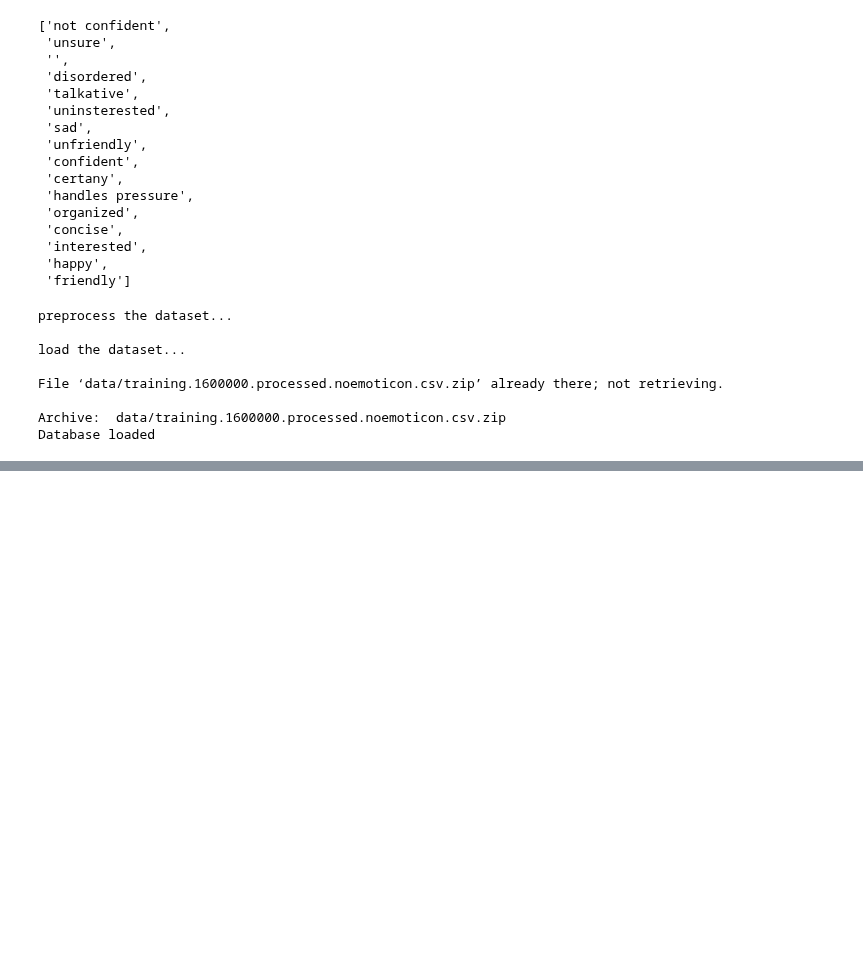
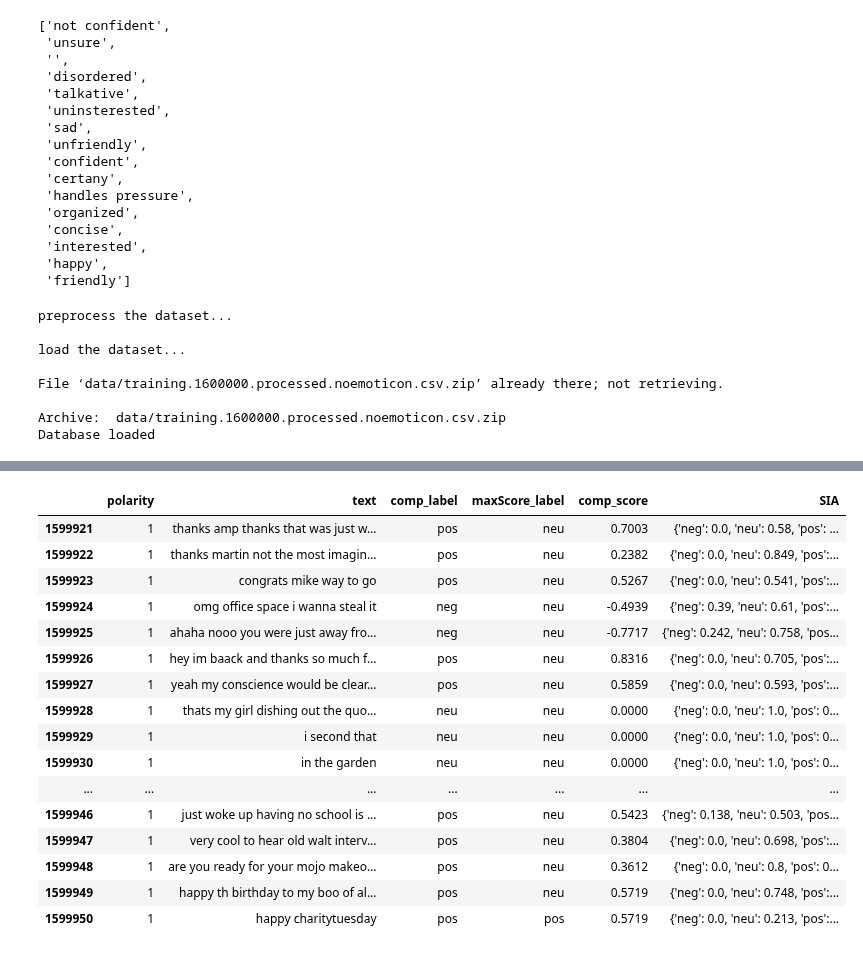
Before and after one commit to aascode/sentiment-analysis-2, a Jupyter notebook: sentiment_analysis_preprocessing_multiclass.ipynb, the cells around one changed output, grey strips where cells are left out. Cells and saved outputs as stored; diff of their text form; code cells hidden in the pictures; blank space fills up the shorter version.

```diff
--- a/sentiment_analysis_preprocessing_multiclass.ipynb
+++ b/sentiment_analysis_preprocessing_multiclass.ipynb
@@ -186,33 +239,43 @@ def preprocess_dataset(PATH_FILE, index_col=None):
                      names=['polarity', 'id', 'date', 'query', 'user', 'text'],
                      encoding='latin-1') # if utf-8: UnicodeDecodeError: 'utf-8' codec can't decode bytes in position 232719-232720: invalid continuation byte
 
-    unclean_df.polarity = unclean_df.polarity.replace({0: 0, 4: 1}) # replace polarity
-    unclean_df = unclean_df.drop(columns=['id', 'date', 'query', 'user']) # dropping unneeded columns
+    # replace polarity
+    unclean_df.polarity = unclean_df.polarity.replace({0: 0, 4: 1})
 
-    # sample
-    #df_sample = unclean_df.sample(n=500000)
-    #df_sample.polarity.value_counts()
+    # dropping unneeded columns
+    unclean_df = unclean_df.drop(columns=['id', 'date', 'query', 'user'])
 
     # lower case
     unclean_df['text'] = unclean_df['text'].str.lower()
 
-    # remove character and numbers
+    # removing urls
     unclean_df['text'] = unclean_df['text'].apply(lambda x: re.sub(r'https://www\.|http:\.|https://|www\.', '', x))
     unclean_df['text'] = unclean_df['text'].apply(lambda x: re.sub(r'[\S]+\.(net|com|org|info|edu|gov|uk|de|ca|jp|fr|au|us|ru|ch|it|nel|se|no|es|mil|cl)[\S]*\s?', '', x))
-    unclean_df['text'] = unclean_df['text'].apply(lambda x: re.sub(r'(@[A-Za-z0-9]+)|([^0-9A-Za-zÁ-Úá-ú \t])|(\w+:\/\/\S+)|^rt|http.+?%', '', x))
-    unclean_df['text'] = unclean_df['text'].apply(lambda x: re.sub(r'\d+', '', x))
+
+    # remove special character and numbers
+    #unclean_df['text'] = unclean_df['text'].apply(lambda x: re.sub(r'(@[A-Za-z0-9]+)|([^0-9A-Za-zÁ-Úá-ú \t])|(\w+:\/\/\S+)|^rt|http.+?%', '', x))
+    #unclean_df['text'] = unclean_df['text'].apply(lambda x: re.sub(r'\d+', '', x))
+
+    # remove repetitions (goood ==> god)
+    pattern = re.compile(r'(.)\1{2,}', re.DOTALL)
+    unclean_df['text'] = unclean_df['text'].str.replace(pattern, r'\1')
 
     # removing empty values replacing them with nan
     nan_value = float('NaN')
     unclean_df.replace('', nan_value, inplace=True)
     unclean_df.dropna(inplace=True) # add subset
 
+    # removing stopwords
+    #df['text'] = df['text'].apply(lambda x: ' '.join([i for i in x.split() if i not in (STOPWORDS)]))
+
+    # filtering and removing non-english words or misspelling
+    #df['text'] = df['text'].apply(lambda x: ' '.join([i for i in x.split() if i.lower() in NLTK_WORDS or not i.isalpha()]))
+
     # rewritting the created file without NaN values
     unclean_df.to_csv('data/sentiment140-subset.csv',
               quotechar='"', # check later!
               encoding='utf-8',
               index=False)
-
 
     # clean csv
     df = pd.read_csv('data/sentiment140-subset.csv', encoding='utf-8', warn_bad_lines=True).dropna()
@@ -310,3 +340,23 @@ df['maxScore_label'] = df['text'].apply(lambda x: siaVader_maxScore(data=x))
 df['comp_score'] = df['text'].apply(lambda x: SIA.polarity_scores(x)['compound'])
 # %%
 df['SIA'] = df['text'].apply(lambda x: SIA.polarity_scores(x))
+# %%
+df.tail(30)
+# %% [output]
+|  | polarity | text | comp_label | maxScore_label | comp_score | SIA |
+| 1599921 | 1 | thanks amp thanks that was just w... | pos | neu | 0.7003 | {'neg': 0.0, 'neu': 0.58, 'pos': ... |
+| 1599922 | 1 | thanks martin not the most imagin... | pos | neu | 0.2382 | {'neg': 0.0, 'neu': 0.849, 'pos':... |
+| 1599923 | 1 | congrats mike way to go | pos | neu | 0.5267 | {'neg': 0.0, 'neu': 0.541, 'pos':... |
+| 1599924 | 1 | omg office space i wanna steal it | neg | neu | -0.4939 | {'neg': 0.39, 'neu': 0.61, 'pos':... |
+| 1599925 | 1 | ahaha nooo you were just away fro... | neg | neu | -0.7717 | {'neg': 0.242, 'neu': 0.758, 'pos... |
+| 1599926 | 1 | hey im baack and thanks so much f... | pos | neu | 0.8316 | {'neg': 0.0, 'neu': 0.705, 'pos':... |
+| 1599927 | 1 | yeah my conscience would be clear... | pos | neu | 0.5859 | {'neg': 0.0, 'neu': 0.593, 'pos':... |
+| 1599928 | 1 | thats my girl dishing out the quo... | neu | neu | 0.0000 | {'neg': 0.0, 'neu': 1.0, 'pos': 0... |
+| 1599929 | 1 | i second that | neu | neu | 0.0000 | {'neg': 0.0, 'neu': 1.0, 'pos': 0... |
+| 1599930 | 1 | in the garden | neu | neu | 0.0000 | {'neg': 0.0, 'neu': 1.0, 'pos': 0... |
+| ... | ... | ... | ... | ... | ... | ... |
+| 1599946 | 1 | just woke up having no school is ... | pos | neu | 0.5423 | {'neg': 0.138, 'neu': 0.503, 'pos... |
+| 1599947 | 1 | very cool to hear old walt interv... | pos | neu | 0.3804 | {'neg': 0.0, 'neu': 0.698, 'pos':... |
+| 1599948 | 1 | are you ready for your mojo makeo... | pos | neu | 0.3612 | {'neg': 0.0, 'neu': 0.8, 'pos': 0... |
+| 1599949 | 1 | happy th birthday to my boo of al... | pos | neu | 0.5719 | {'neg': 0.0, 'neu': 0.748, 'pos':... |
+| 1599950 | 1 | happy charitytuesday | pos | pos | 0.5719 | {'neg': 0.0, 'neu': 0.213, 'pos':... |
```
Also changed, not shown: parts of 18 cells of this notebook.
